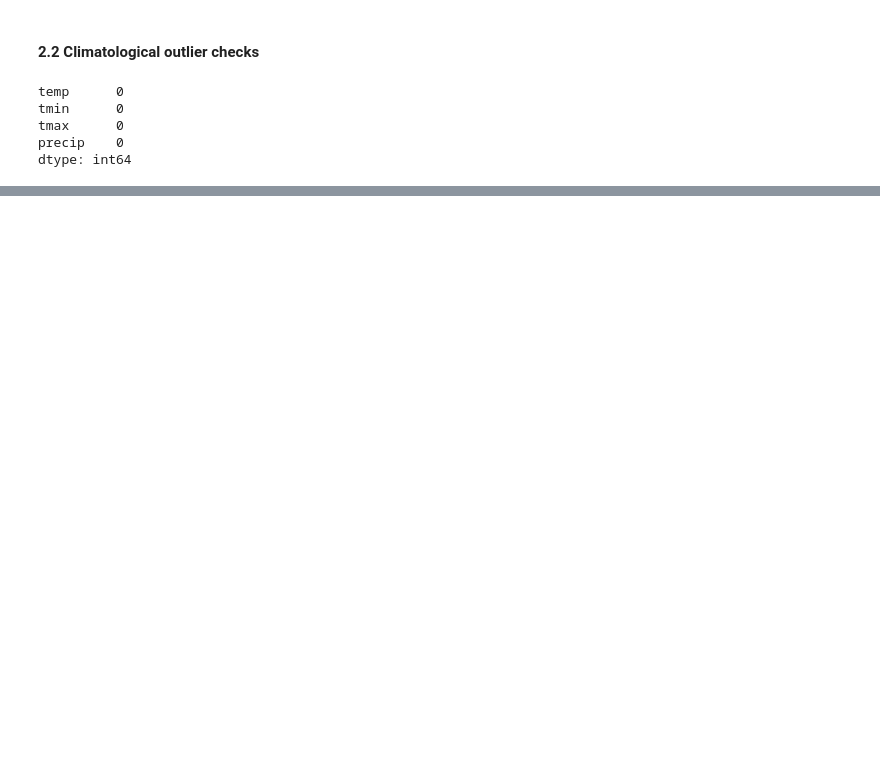
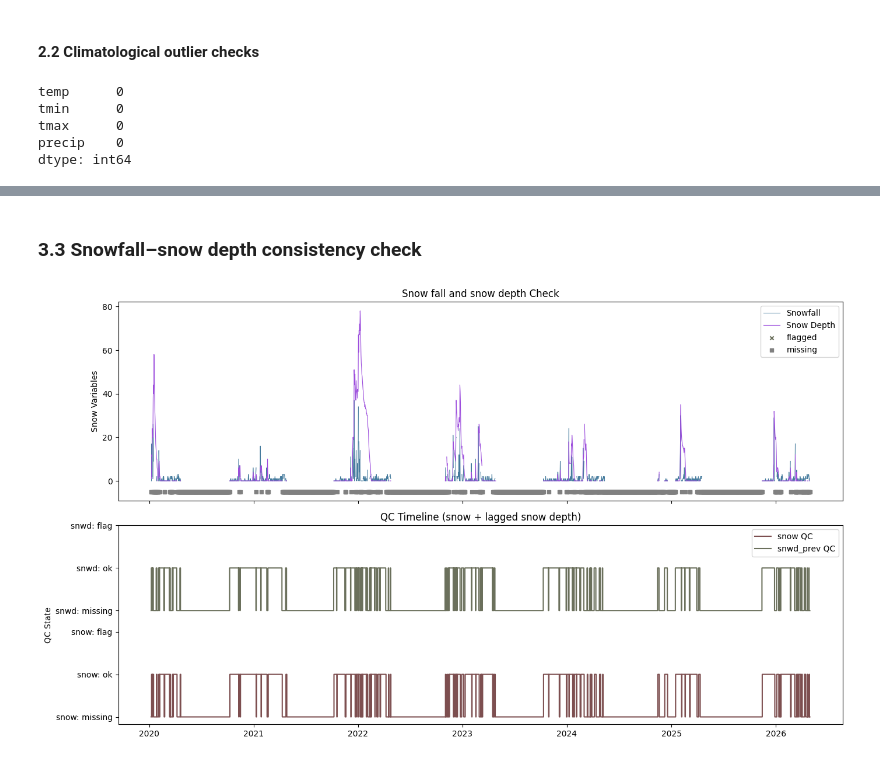
Before and after one commit to pacificclimate/crmprtd, a Jupyter notebook: Quanlity_Control/single_station/1.station_all_variable_qc.ipynb, the cells around one changed output, grey strips where cells are left out. Drawn from its saved outputs; the diff is of its cells as text; code cells hidden in the pictures; blank space fills up the shorter version.

```diff
--- a/Quanlity_Control/single_station/1.station_all_variable_qc.ipynb
+++ b/Quanlity_Control/single_station/1.station_all_variable_qc.ipynb
@@ -626,0 +662,12 @@ plot_clim_check_multi(
+# %% [markdown]
+### 3.3 Snowfall–snow depth consistency check
+# %%
+from func_inttemp_3_snow_fall_dpth_check import *
+from visualizaion_func import *
+inttemp_snow_fall_dpth_result = inttemp_snow_fall_dpth_consistency(
+    daily_cleaned)
+
+plot_inttemp_snow_fall_dpth_timeseries(
+    daily_cleaned, inttemp_snow_fall_dpth_result, color_map=color_map, missing_color="gray", state_color=["#7d4f50", "#6b705c"], title="Snow fall and snow depth Check")
+# %% [output]
+[figure, added]
```
Also changed, not shown: parts of 17 cells of this notebook, 6 other files.
